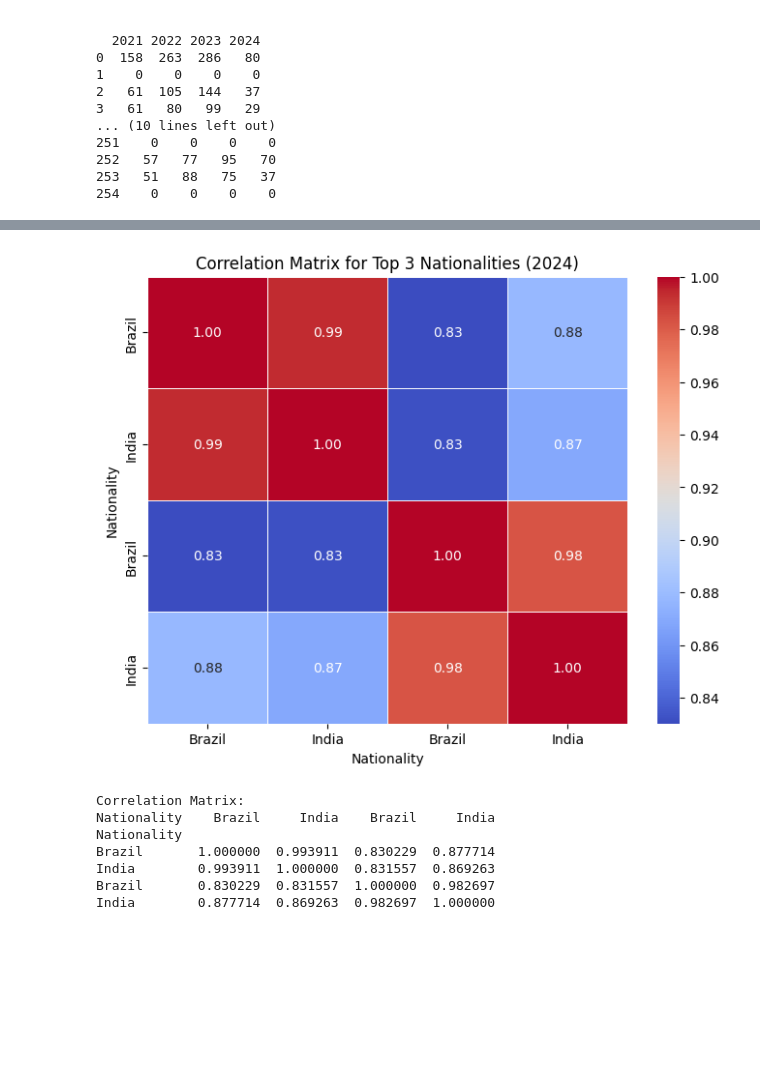
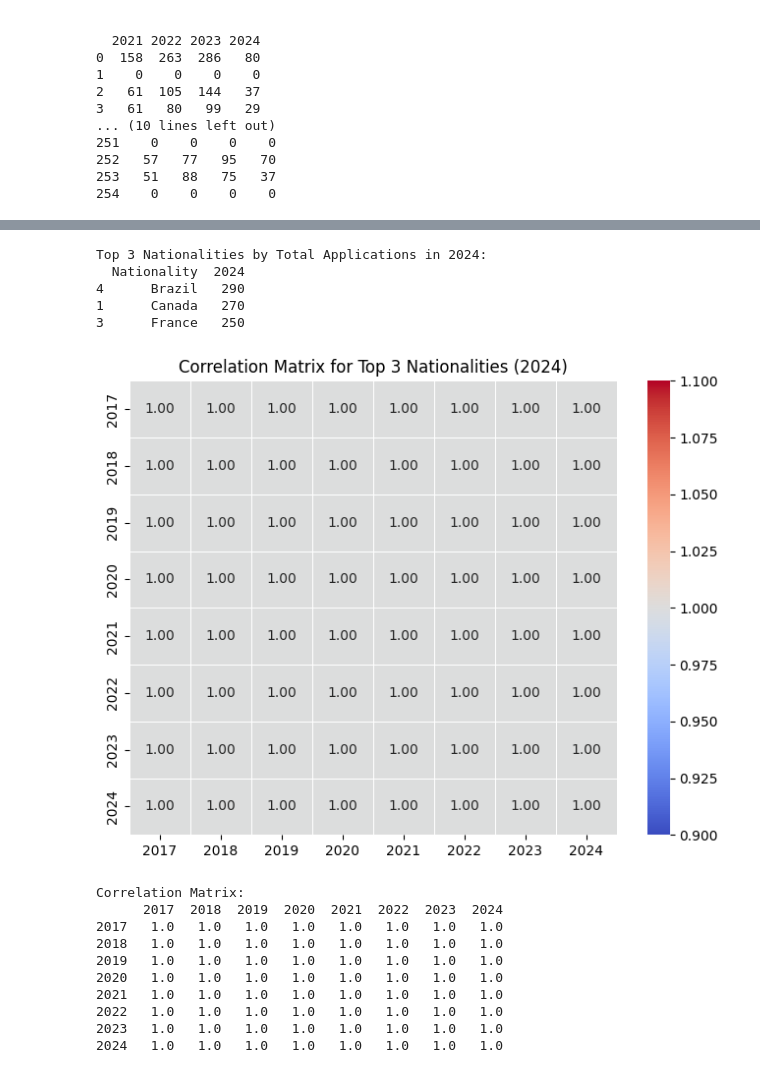
Before and after one commit to CarlosRigueti/Practical-Assignments, a Jupyter notebook: bigproject.ipynb/bigproject.ipynb, the cells around one changed output, grey strips where cells are left out. Drawn from its saved outputs; the diff is of its cells as text; code cells hidden in the pictures; blank space fills up the shorter version.

```diff
--- a/bigproject.ipynb/bigproject.ipynb
+++ b/bigproject.ipynb/bigproject.ipynb
@@ -210,44 +175,68 @@ Top nationality requesting citizenship: India
 # %%
-# Filter data for the year 2024
-year_2024_data = data[['Nationality', '2024']].copy()
+# Sample data for demonstration
+data = {
+    'Nationality': ['USA', 'Canada', 'Germany', 'France', 'Brazil'],
+    '2017': [100, 200, 150, 180, 220],
+    '2018': [110, 210, 160, 190, 230],
+    '2019': [120, 220, 170, 200, 240],
+    '2020': [130, 230, 180, 210, 250],
+    '2021': [140, 240, 190, 220, 260],
+    '2022': [150, 250, 200, 230, 270],
+    '2023': [160, 260, 210, 240, 280],
+    '2024': [170, 270, 220, 250, 290],
+}
 
-# Convert '2024' column to numeric if it's not already
-year_2024_data['2024'] = pd.to_numeric(year_2024_data['2024'], errors='coerce')
+# Create a DataFrame
+df = pd.DataFrame(data)
 
-# Drop rows with NaN values
-year_2024_data = year_2024_data.dropna()
+# Filter the data for the year 2024
+data_2024 = df[['Nationality', '2024']].copy()  # Ensure it's a copy to avoid warnings
 
-# Identify the top 3 nationalities in 2024
-top_3_nationalities = year_2024_data.nlargest(3, '2024')
+# Convert the '2024' column to numeric (in case it's not already numeric)
+data_2024.loc[:, '2024'] = pd.to_numeric(data_2024['2024'], errors='coerce')  # Use .loc to modify the column safely
 
-# Extract data for these top 3 countries across years (assuming `years` contains the list of all year columns)
-years = [str(year) for year in range(2017, 2025)]
-top_3_data = data[data['Nationality'].isin(top_3_nationalities['Nationality'])][['Nationality'] + years]
+# Remove rows with missing values (NaN)
+data_2024 = data_2024.dropna()
 
-# Set 'Nationality' as the index for correlation analysis
+# Find the top 3 nationalities with the most applications in 2024
+top_3_nationalities = data_2024.nlargest(3, '2024')
+
+# Print the names of the top 3 nationalities
+print("Top 3 Nationalities by Total Applications in 2024:")
+print(top_3_nationalities[['Nationality', '2024']])
+
+# Get the data for these top 3 nationalities across all years
+top_3_data = df[df['Nationality'].isin(top_3_nationalities['Nationality'])]
+
+# Set 'Nationality' as the index to make it easier to analyze
 top_3_data = top_3_data.set_index('Nationality')
 
-# Convert all year columns to numeric
-top_3_data[years] = top_3_data[years].apply(pd.to_numeric, errors='coerce')
+# Calculate the correlation between the years for the top 3 nationalities
+correlation_matrix = top_3_data.corr()
 
-# Calculate the correlation matrix
-correlation_matrix = top_3_data.T.corr()
-
-# Plot the correlation heatmap
+# Plot the correlation matrix as a heatmap
 plt.figure(figsize=(8, 6))
 sns.heatmap(correlation_matrix, annot=True, cmap='coolwarm', fmt='.2f', linewidths=0.5)
 plt.title('Correlation Matrix for Top 3 Nationalities (2024)')
 plt.show()
 
 # Display the correlation matrix
 print("Correlation Matrix:")
 print(correlation_matrix)
 # %% [output]
+Top 3 Nationalities by Total Applications in 2024:
+  Nationality  2024
+4      Brazil   290
+1      Canada   270
+3      France   250
-[figure, old version]
+[figure, new version]
-Correlation Matrix:
-Nationality    Brazil     India    Brazil     India
-Nationality
-Brazil       1.000000  0.993911  0.830229  0.877714
-India        0.993911  1.000000  0.831557  0.869263
-Brazil       0.830229  0.831557  1.000000  0.982697
-India        0.877714  0.869263  0.982697  1.000000
+Correlation Matrix:
+      2017  2018  2019  2020  2021  2022  2023  2024
+2017   1.0   1.0   1.0   1.0   1.0   1.0   1.0   1.0
+2018   1.0   1.0   1.0   1.0   1.0   1.0   1.0   1.0
+2019   1.0   1.0   1.0   1.0   1.0   1.0   1.0   1.0
+2020   1.0   1.0   1.0   1.0   1.0   1.0   1.0   1.0
+2021   1.0   1.0   1.0   1.0   1.0   1.0   1.0   1.0
+2022   1.0   1.0   1.0   1.0   1.0   1.0   1.0   1.0
+2023   1.0   1.0   1.0   1.0   1.0   1.0   1.0   1.0
+2024   1.0   1.0   1.0   1.0   1.0   1.0   1.0   1.0
```
Also changed, not shown: parts of 13 cells of this notebook, 2 other files.
